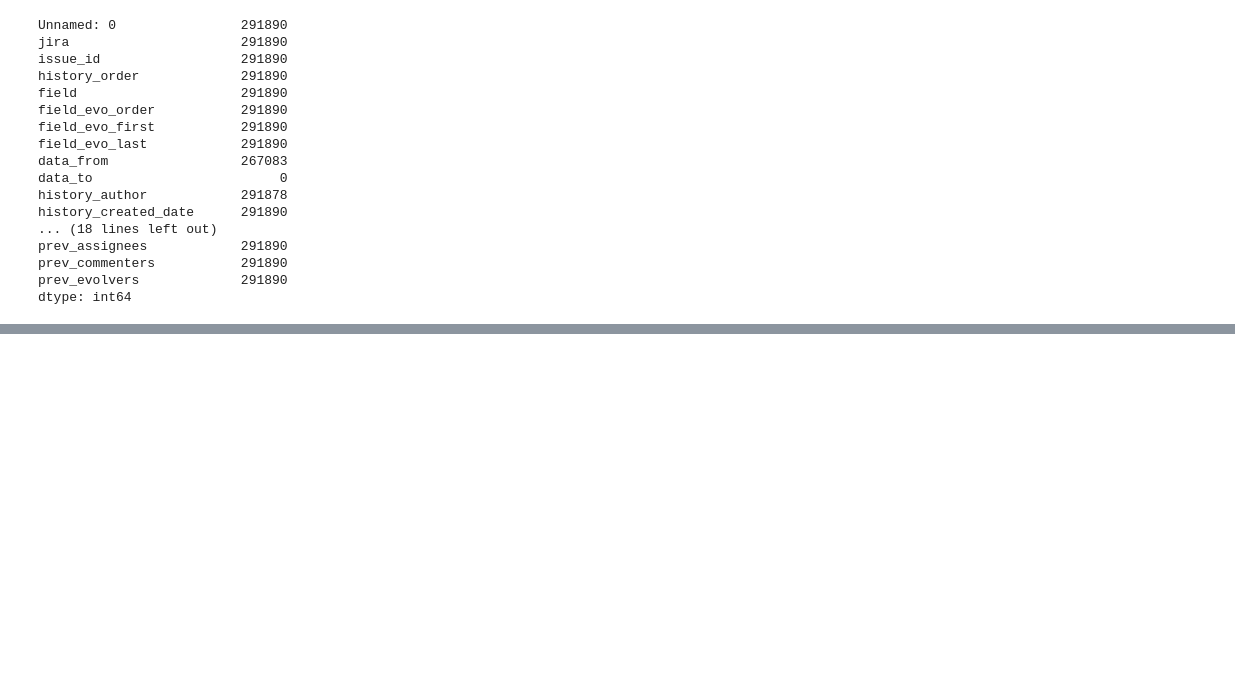
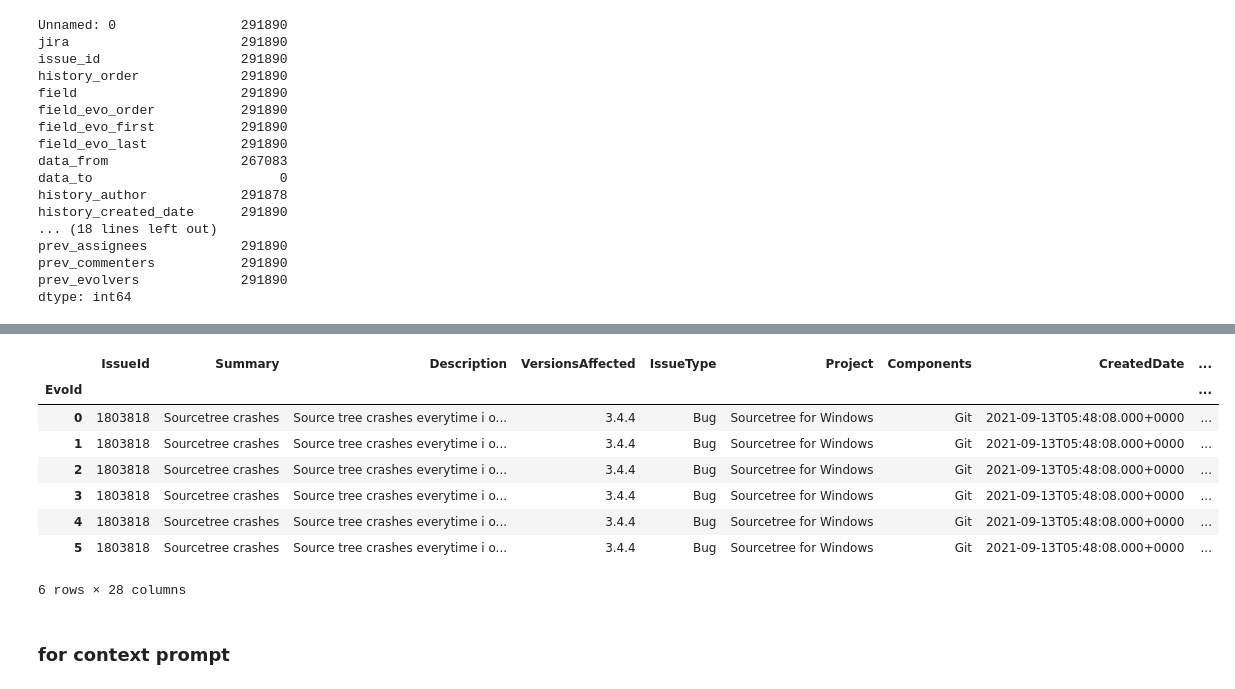
Before and after one commit to Piet777/master-thesis, a Jupyter notebook: General_EDA.ipynb, the cells around one changed output, grey strips where cells are left out. Drawn from its saved outputs; the diff is of its cells as text; code cells hidden in the pictures; blank space fills up the shorter version.

```diff
--- a/General_EDA.ipynb
+++ b/General_EDA.ipynb
@@ -97,6 +78,7 @@ def create_ticket(df):
        for index, row in df.iterrows():
               data_to_map['IssueId'] = row['issue_id']
               data_to_map['EvoId'] = row['history_order']
+              data_to_map['Updated'] = row['history_created_date']
               field = row['field']
               data_to_map[field] = row['data_to']
 
@@ -129 +111,14 @@ sample_ticket
+# %%
+sample_ticket_with_singel_evoId = sample_ticket.groupby(['EvoId']).last()
+sample_ticket_with_singel_evoId.head(10)
+# %% [output]
+|  | IssueId | Summary | Description | VersionsAffected | IssueType | Project | Components | CreatedDate | ... |
+| EvoId |  |  |  |  |  |  |  |  | ... |
+| 0 | 1803818 | Sourcetree crashes | Source tree crashes everytime i o... | 3.4.4 | Bug | Sourcetree for Windows | Git | 2021-09-13T05:48:08.000+0000 | ... |
+| 1 | 1803818 | Sourcetree crashes | Source tree crashes everytime i o... | 3.4.4 | Bug | Sourcetree for Windows | Git | 2021-09-13T05:48:08.000+0000 | ... |
+| 2 | 1803818 | Sourcetree crashes | Source tree crashes everytime i o... | 3.4.4 | Bug | Sourcetree for Windows | Git | 2021-09-13T05:48:08.000+0000 | ... |
+| 3 | 1803818 | Sourcetree crashes | Source tree crashes everytime i o... | 3.4.4 | Bug | Sourcetree for Windows | Git | 2021-09-13T05:48:08.000+0000 | ... |
+| 4 | 1803818 | Sourcetree crashes | Source tree crashes everytime i o... | 3.4.4 | Bug | Sourcetree for Windows | Git | 2021-09-13T05:48:08.000+0000 | ... |
+| 5 | 1803818 | Sourcetree crashes | Source tree crashes everytime i o... | 3.4.4 | Bug | Sourcetree for Windows | Git | 2021-09-13T05:48:08.000+0000 | ... |
+6 rows × 28 columns
 # %%
@@ -130,0 +126,2 @@ sample_ticket.to_csv("data/csv/sample_ticket.csv")
+# %% [markdown]
+### for context prompt
```
Also changed, not shown: parts of 4 cells of this notebook, 11 other files.
